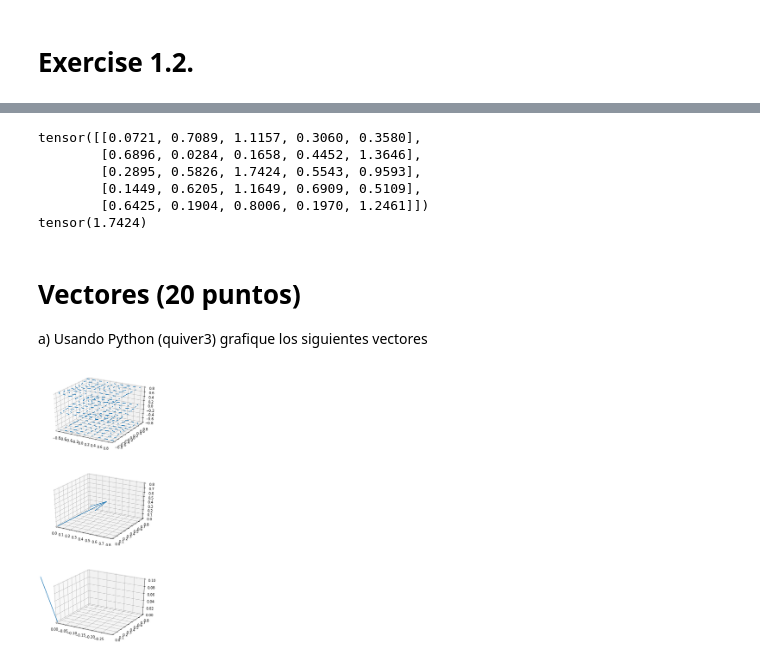
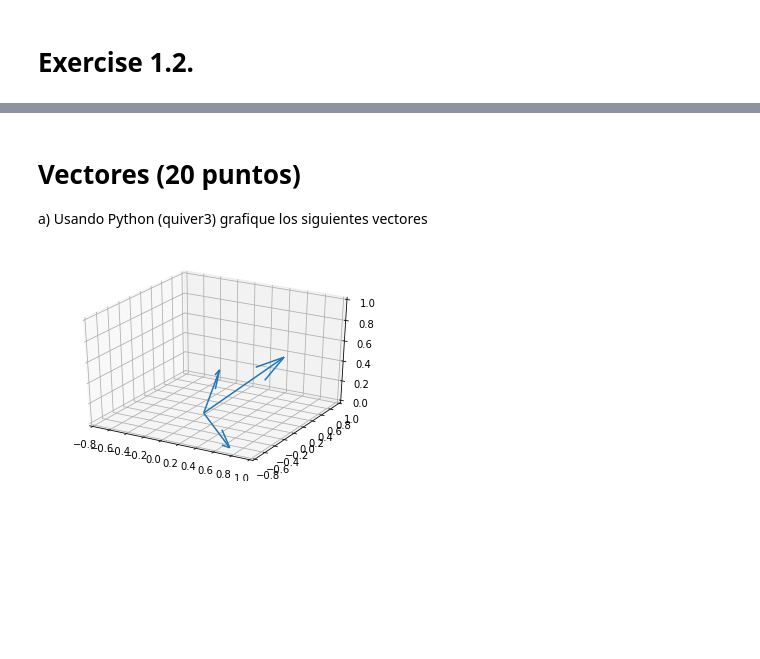
Before and after one commit to fmejias/CienciasDeLosDatosTEC, a Jupyter notebook: TP0/TP0.ipynb, the cells around one changed output, grey strips where cells are left out. Saved outputs shown, nothing was run; the diff lists cells and outputs as text; code cells hidden in the pictures; blank space fills up the shorter version.

Commit message:
Plot vectors from exercise 2.1.a and add infinity norm and multivariable functions

```diff
--- a/TP0/TP0.ipynb
+++ b/TP0/TP0.ipynb
@@ -220,70 +219,23 @@ tensor(2001.9570)
-# %%
-a = torch.randn(5,5)
-print (a.abs())
-b = torch.max(a.abs())
-print(b)
-# %% [output]
-tensor([[0.0721, 0.7089, 1.1157, 0.3060, 0.3580],
-        [0.6896, 0.0284, 0.1658, 0.4452, 1.3646],
-        [0.2895, 0.5826, 1.7424, 0.5543, 0.9593],
-        [0.1449, 0.6205, 1.1649, 0.6909, 0.5109],
-        [0.6425, 0.1904, 0.8006, 0.1970, 1.2461]])
-tensor(1.7424)
 # %% [markdown]
 # Vectores (20 puntos)
 a) Usando Python (quiver3) grafique los siguientes vectores
-# %%
-# https://matplotlib.org/mpl_toolkits/mplot3d/tutorial.html#quiver
-#from mpl_toolkits.mplot3d import axes3d
-import matplotlib.pyplot as plt
-import numpy as np
-
-fig = plt.figure()
-ax = fig.gca(projection='3d')
-
-# Make the grid
-x, y, z = np.meshgrid(np.arange(-0.8, 1, 0.2),
-                      np.arange(-0.8, 1, 0.2),
-                      np.arange(-0.8, 1, 0.8))
-
-# Make the direction data for the arrows
-u = np.sin(np.pi * x) * np.cos(np.pi * y) * np.cos(np.pi * z)
-v = -np.cos(np.pi * x) * np.sin(np.pi * y) * np.cos(np.pi * z)
-w = (np.sqrt(2.0 / 3.0) * np.cos(np.pi * x) * np.cos(np.pi * y) *
-     np.sin(np.pi * z))
-
-ax.quiver(x, y, z, u, v, w, length=0.1, normalize=True)
-
-plt.show()
-# %% [output]
-[figure, removed]
 # %%
-# Quiver ejemplo original
-#https://stackoverflow.com/questions/43524048/using-quiver-in-python-to-plot-a-3d-vector
+## Tests exercise 2.1.a
+
 import matplotlib.pyplot as plt
 from mpl_toolkits.mplot3d import Axes3D
 fig = plt.figure()
 ax = fig.gca(projection='3d')
-ax.set_xlim3d(0, 0.8)
-ax.set_ylim3d(0, 0.8)
-ax.set_zlim3d(0, 0.8)
-ax.quiver(0, 0, 0, 1, 1, 1, length = 0.8, normalize = True)
+ax.set_xlim3d(-0.8, 1)
+ax.set_ylim3d(-0.8, 1)
+ax.set_zlim3d(0, 1)
+
+# Set vector1, vector2 and vector3
+vector1 = ax.quiver(0, 0, 0, -0.3, 0.8, 0.1, length = 1, normalize = True)
+vector2 = ax.quiver(0, 0, 0, 0.5, 0.2, 0.4, length = 1, normalize = True)
+vector3 = ax.quiver(0, 0, 0, 1/np.sqrt(2), -1/np.sqrt(2), 0, length = 1, normalize = True)
+
+# Plot the three vectors
 plt.show()
 # %% [output]
-[figure, old version]
+[figure, new version]
-# %%
-import matplotlib.pyplot as plt
-from mpl_toolkits.mplot3d import Axes3D
-
-fig = plt.figure()
-ax = fig.gca(projection='3d')
-
-a = 1/np.sqrt(2)
-
-ax.set_xlim3d(0, -0.3)
-ax.set_ylim3d(0, 0.8)
-ax.set_zlim3d( 0, 0.1)
-ax.quiver(0, 0, 0, 1, 1, 1, length = 0.5, normalize = True)
-plt.show()
-# %% [output]
-[figure, removed]
```
Also changed, not shown: parts of 22 cells of this notebook.
